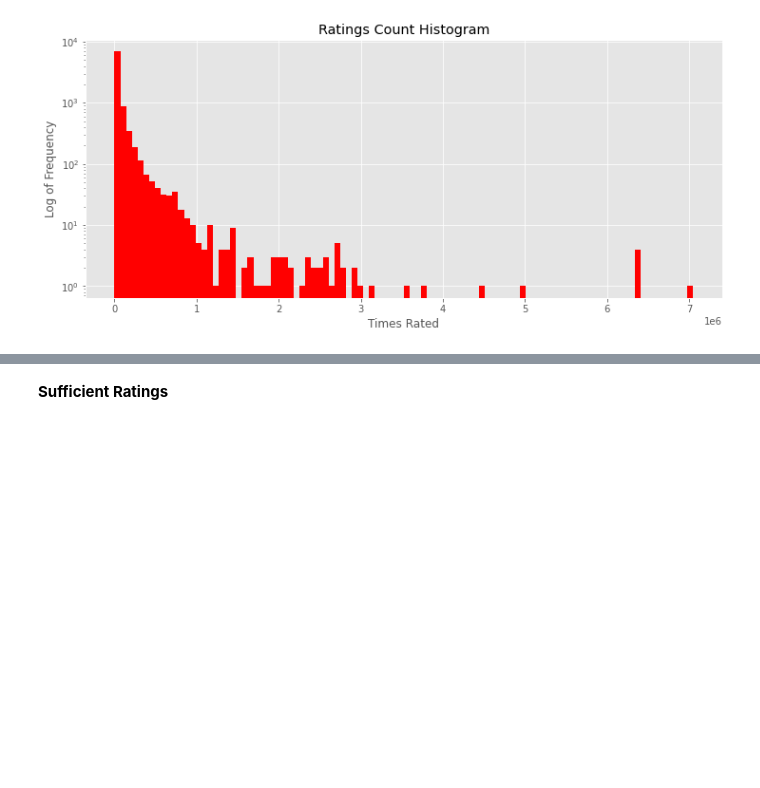
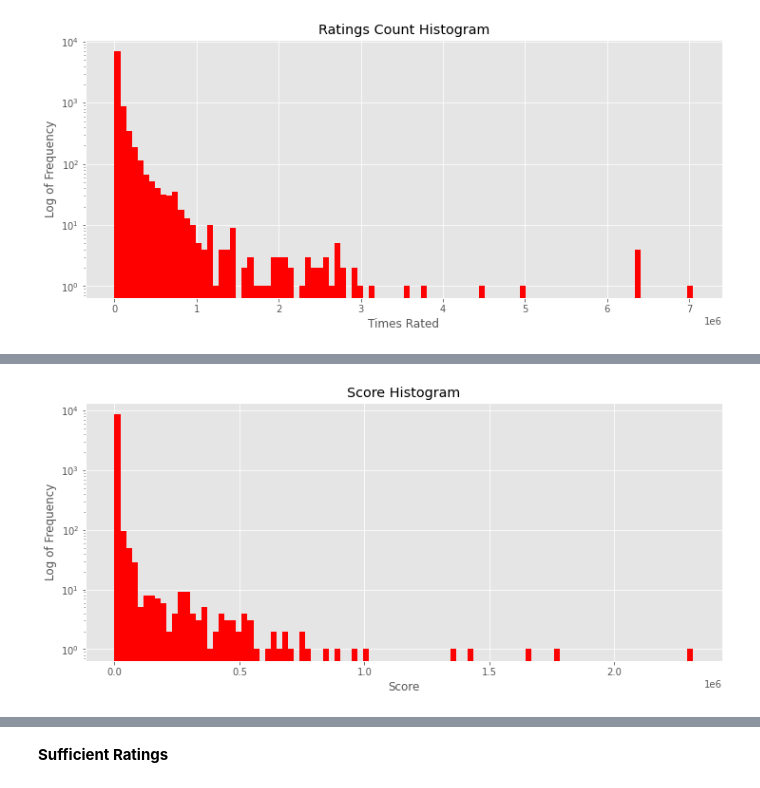
Before and after one commit to Shredder42/must_read_books, a Jupyter notebook: eda.ipynb, the cells around one changed output, grey strips where cells are left out. Saved outputs shown, nothing was run; the diff lists cells and outputs as text; code cells hidden in the pictures; blank space fills up the shorter version.

```diff
--- a/eda.ipynb
+++ b/eda.ipynb
@@ -185,4 +185,14 @@ Text(0, 0.5, 'Log of Frequency')
 [figure]
+# %%
+fig, ax = plt.subplots(figsize=(12,5))
+ax.hist(data['score'], bins=100, color='red')
+ax.set_title('Score Histogram')
+ax.set_yscale('log')
+ax.set_xlabel('Score')
+ax.set_ylabel('Log of Frequency')
+plt.savefig('data/score_histogram')
+# %% [output]
+[figure, added]
 # %%
 fig, ax = plt.subplots(figsize=(12, 5))
 ax.scatter(data['rank'], data['rating'], color = 'red')
```
Also changed, not shown: parts of 22 cells of this notebook, 12 other files.
